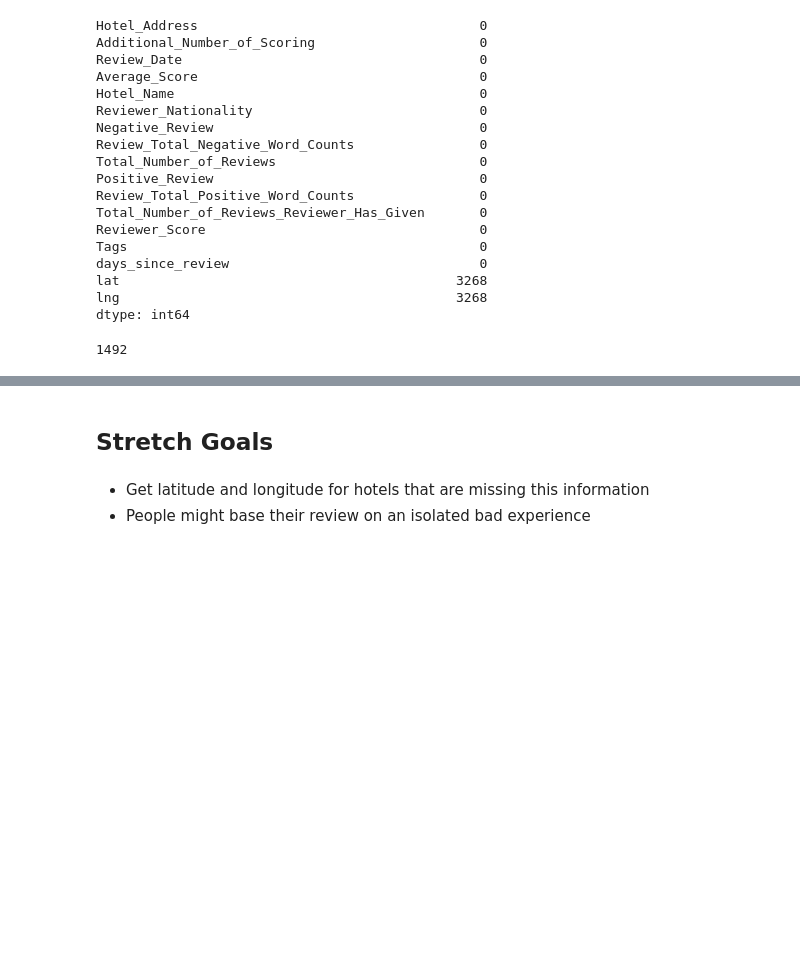
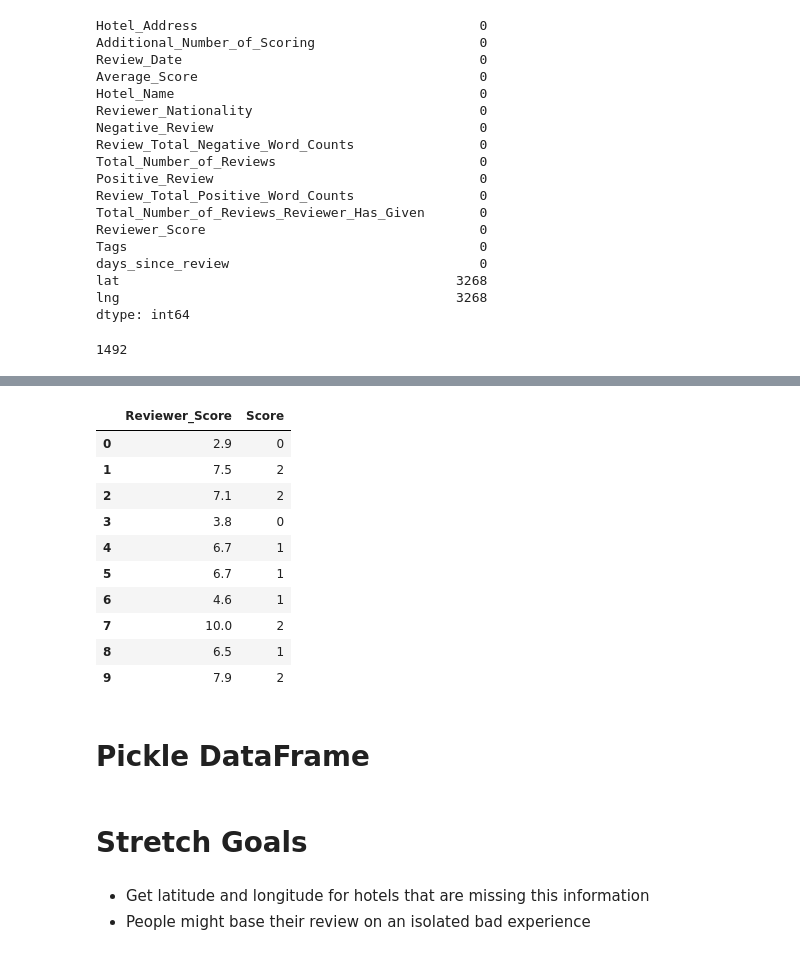
Before and after one commit to ismael-araujo/Hotel-Reviews-Analysis-Using-NLP, a Jupyter notebook: main-notebook.ipynb, the cells around one changed output, grey strips where cells are left out. Cells and saved outputs as stored; diff of their text form; code cells hidden in the pictures; blank space fills up the shorter version.

```diff
--- a/main-notebook.ipynb
+++ b/main-notebook.ipynb
@@ -70,0 +182,20 @@ len(df.Hotel_Name.unique())
+# %%
+# Create function that turns the Reviewer Score into a classification target with 3 values
+df['Score'] = df['Reviewer_Score'].apply(lambda x: 0 if x <= 4.5 else 1 if x > 4.5 and x < 7.0 else 2)
+# %%
+# Checking if function worked
+df[['Reviewer_Score', 'Score']].head(10)
+# %% [output]
+|  | Reviewer_Score | Score |
+| 0 | 2.9 | 0 |
+| 1 | 7.5 | 2 |
+| 2 | 7.1 | 2 |
+| 3 | 3.8 | 0 |
+| 4 | 6.7 | 1 |
+| 5 | 6.7 | 1 |
+| 6 | 4.6 | 1 |
+| 7 | 10.0 | 2 |
+| 8 | 6.5 | 1 |
+| 9 | 7.9 | 2 |
+# %% [markdown]
+# Pickle DataFrame
@@ -71,5 +205,5 @@ len(df.Hotel_Name.unique())
 # %% [markdown]
-## Stretch Goals
+# Stretch Goals
 # %% [markdown]
 - Get latitude and longitude for hotels that are missing this information
 - People might base their review on an isolated bad experience
```
Also changed, not shown: parts of 31 cells of this notebook, 4 other files.
